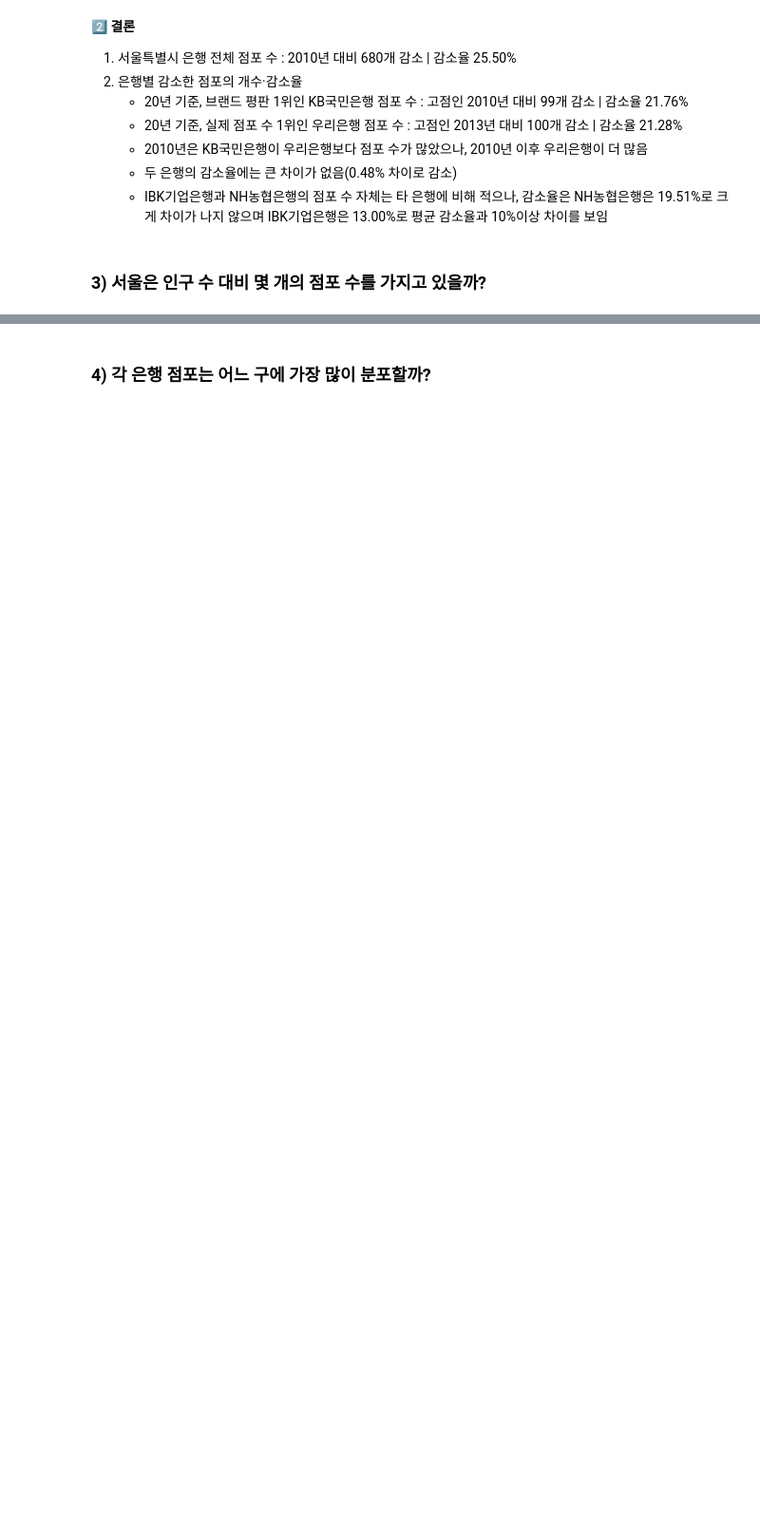
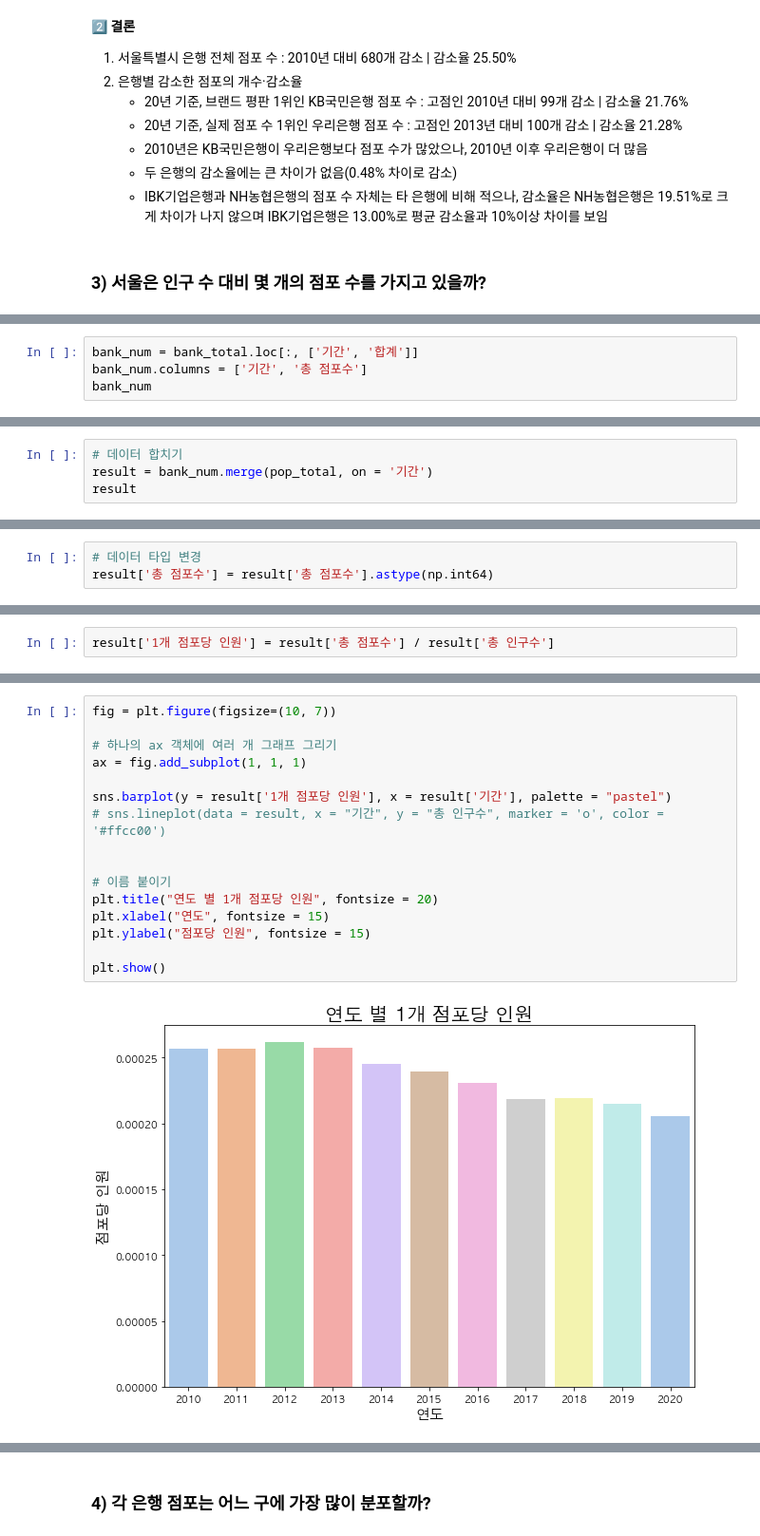
Before and after one commit to imdona/my-project, a Jupyter notebook: bank-DA/서울특별시_은행점포분석.ipynb, the cells around one changed output, grey strips where cells are left out. Shown at 95% size. Drawn from its saved outputs; the diff is of its cells as text; blank space fills up the shorter version.

Commit message:
bank project DA

```diff
--- a/bank-DA/서울특별시_은행점포분석.ipynb
+++ b/bank-DA/서울특별시_은행점포분석.ipynb
@@ -785,0 +813,4 @@ plt.show()
+# %%
+bank_num = bank_total.loc[:, ['기간', '합계']]
+bank_num.columns = ['기간', '총 점포수']
+bank_num
@@ -785,0 +830,4 @@ plt.show()
+# %%
+# 데이터 합치기
+result = bank_num.merge(pop_total, on = '기간')
+result
@@ -785,0 +855,3 @@ plt.show()
+# %%
+# 데이터 타입 변경
+result['총 점포수'] = result['총 점포수'].astype(np.int64)
@@ -785,0 +866,2 @@ plt.show()
+# %%
+result['1개 점포당 인원'] = result['총 점포수'] / result['총 인구수']
@@ -785,0 +883,18 @@ plt.show()
+# %%
+fig = plt.figure(figsize=(10, 7))
+
+# 하나의 ax 객체에 여러 개 그래프 그리기
+ax = fig.add_subplot(1, 1, 1)
+
+sns.barplot(y = result['1개 점포당 인원'], x = result['기간'], palette = "pastel")
+# sns.lineplot(data = result, x = "기간", y = "총 인구수", marker = 'o', color = '#ffcc00')
+
+
+# 이름 붙이기
+plt.title("연도 별 1개 점포당 인원", fontsize = 20)
+plt.xlabel("연도", fontsize = 15)
+plt.ylabel("점포당 인원", fontsize = 15)
+
+plt.show()
+# %% [output]
+[figure, added]
```
Also changed, not shown: parts of 44 cells of this notebook, 13 other files.
